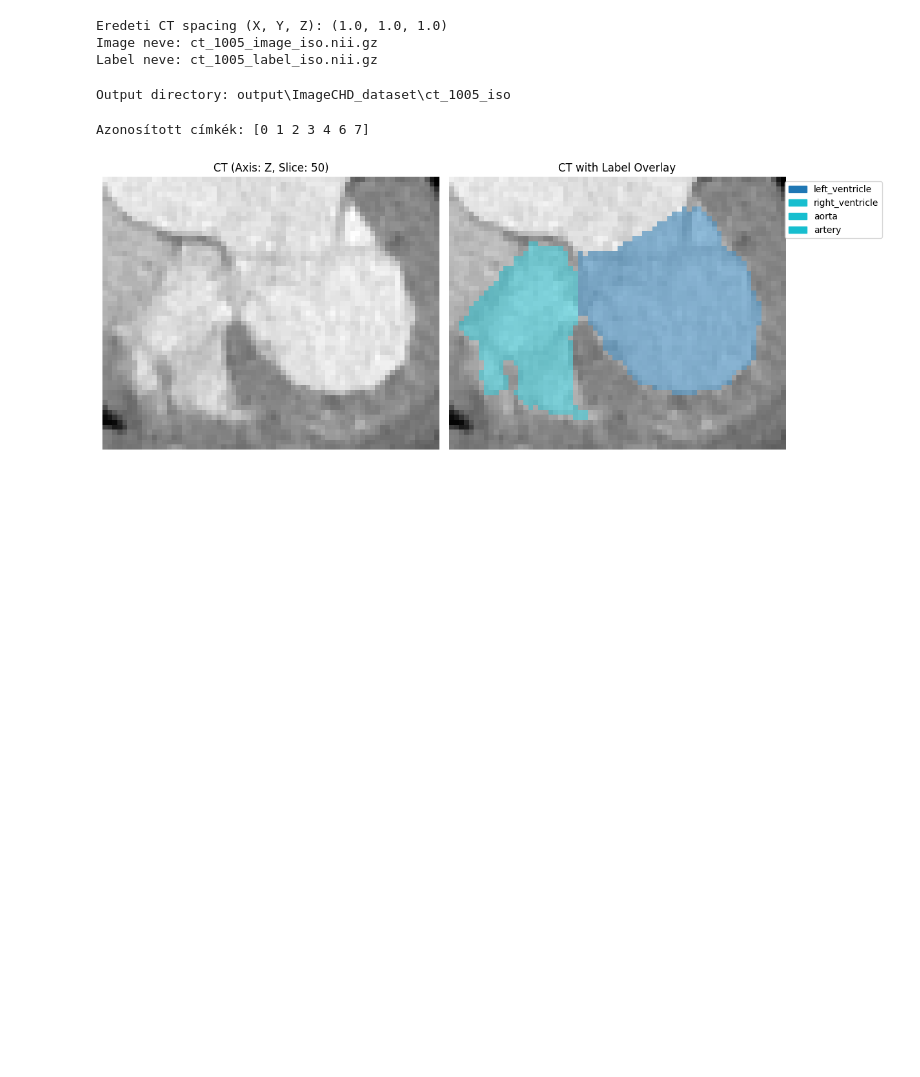
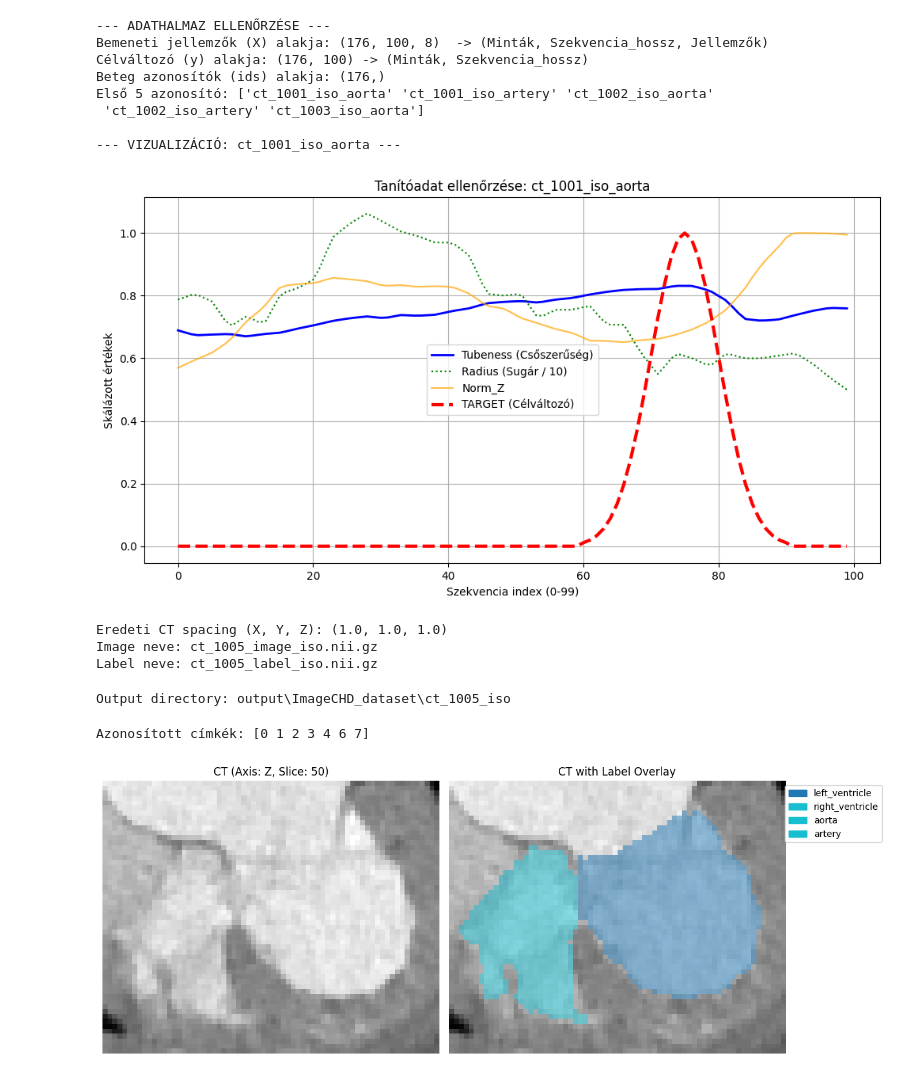
Before and after one commit to somavik/project_soveny, a Jupyter notebook: soveny.ipynb, the cells around one changed output. Drawn from its saved outputs; the diff is of its cells as text; code cells hidden in the pictures; blank space fills up the shorter version.

```diff
--- a/soveny.ipynb
+++ b/soveny.ipynb
@@ -1,3 +1,63 @@
+# %%
+import numpy as np
+import matplotlib.pyplot as plt
+
+# 1. Fájl betöltése
+data = np.load("training_data.npz")
+X = data['X']
+y = data['y']
+ids = data['ids']
+
+# 2. Alapvető dimenziók ellenőrzése
+print("--- ADATHALMAZ ELLENŐRZÉSE ---")
+print(f"Bemeneti jellemzők (X) alakja: {X.shape}  -> (Minták, Szekvencia_hossz, Jellemzők)")
+print(f"Célváltozó (y) alakja: {y.shape} -> (Minták, Szekvencia_hossz)")
+print(f"Beteg azonosítók (ids) alakja: {ids.shape}")
+print(f"Első 5 azonosító: {ids[:5]}")
+
+# 3. Vizsgáljunk meg egy konkrét esetet!
+# Írd át a sample_idx-et, ha másik beteget akarsz megnézni (0-tól 175-ig)
+sample_idx = 0
+ct_id = ids[sample_idx]
+
+print(f"\n--- VIZUALIZÁCIÓ: {ct_id} ---")
+
+# Kinyerjük a kiválasztott beteg jellemzőit
+# A feature_cols sorrendje a generáló scriptben ez volt:
+# ['Tubeness', 'Radius', 'L1', 'L2', 'L3', 'Norm_Z', 'Norm_Y', 'Norm_X']
+tubeness = X[sample_idx, :, 0]
+radius = X[sample_idx, :, 1]
+norm_z = X[sample_idx, :, 5]
+
+target_y = y[sample_idx, :]
+
+# 4. Rajzolás
+plt.figure(figsize=(12, 6))
+
+# Rajzoljuk a jellemzőket (a Radius-t leosztjuk 10-zel, hogy beférjen a 0-1 skálára vizuálisan)
+plt.plot(tubeness, label='Tubeness (Csőszerűség)', color='blue', linewidth=2)
+plt.plot(radius / 10.0, label='Radius (Sugár / 10)', color='green', linestyle=':')
+plt.plot(norm_z, label='Norm_Z', color='orange', alpha=0.7)
+
+# Rajzoljuk a CÉLVÁLTOZÓT (A te Gauss-görbédet) vastag piros szaggatott vonallal
+plt.plot(target_y, label='TARGET (Célváltozó)', color='red', linewidth=3, linestyle='--')
+
+plt.title(f"Tanítóadat ellenőrzése: {ct_id}")
+plt.xlabel("Szekvencia index (0-99)")
+plt.ylabel("Skálázott értékek")
+plt.legend()
+plt.grid(True)
+plt.show()
+# %% [output]
+--- ADATHALMAZ ELLENŐRZÉSE ---
+Bemeneti jellemzők (X) alakja: (176, 100, 8)  -> (Minták, Szekvencia_hossz, Jellemzők)
+Célváltozó (y) alakja: (176, 100) -> (Minták, Szekvencia_hossz)
+Beteg azonosítók (ids) alakja: (176,)
+Első 5 azonosító: ['ct_1001_iso_aorta' 'ct_1001_iso_artery' 'ct_1002_iso_aorta'
+ 'ct_1002_iso_artery' 'ct_1003_iso_aorta']
+
+--- VIZUALIZÁCIÓ: ct_1001_iso_aorta ---
+[figure, added]
 # %%
 import os
 import numpy as np
```
Also changed, not shown: 10 other files.
